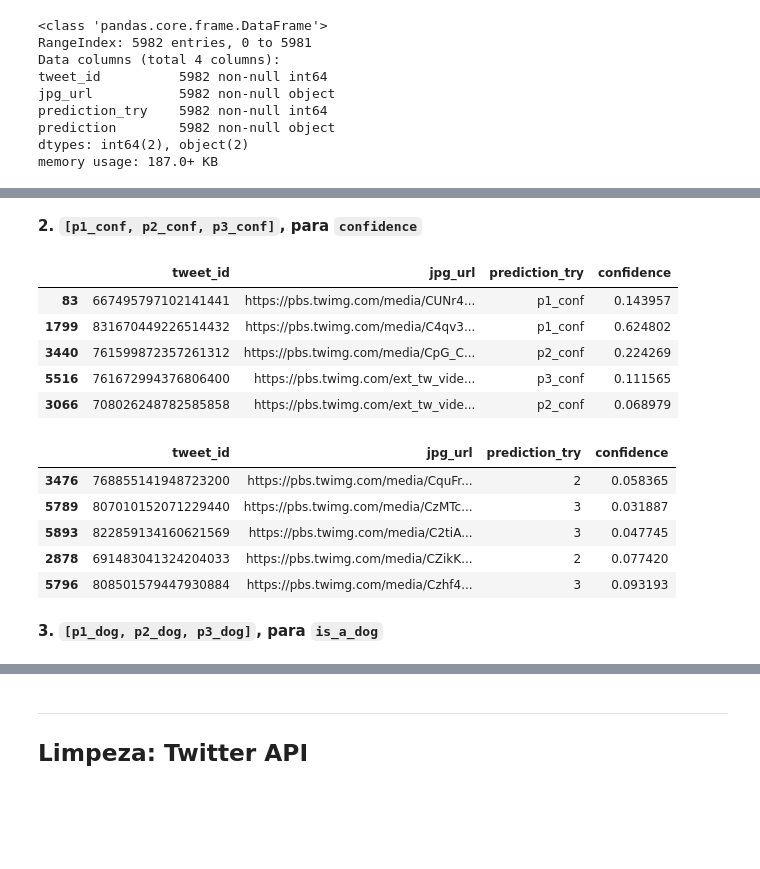
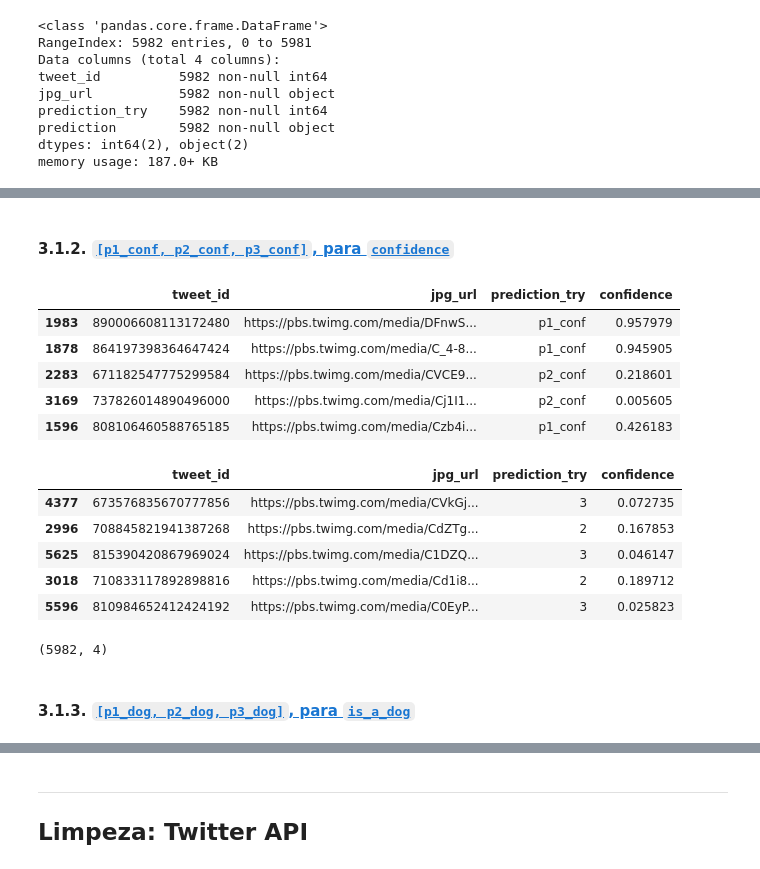
Before and after one commit to vitoralbano/ds-ii-weratedogs, a Jupyter notebook: wrangle_act.ipynb, the cells around one changed output, grey strips where cells are left out. Saved outputs shown, nothing was run; the diff lists cells and outputs as text; code cells hidden in the pictures; blank space fills up the shorter version.

```diff
--- a/wrangle_act.ipynb
+++ b/wrangle_act.ipynb
@@ -1036,20 +1048,22 @@ df_predic_try.sample(5)
 # %% [markdown]
-**2. `[p1_conf, p2_conf, p3_conf]`, para `confidence`**
+<a id="limpeza:image-prediction:conf"></a>
+
+#### 3.1.2. [`[p1_conf, p2_conf, p3_conf]`, para `confidence`](#limpeza:image-prediction:conf)
 # %%
 # Movendo o nível de confiança das predições para uma coluna apenas
-df_predic_conf = pd.melt(df_predic_clean,
+df_predict_conf = pd.melt(df_predict_clean,
                          id_vars=['tweet_id', 'jpg_url'],
                          value_vars=['p1_conf', 'p2_conf', 'p3_conf'],
                          var_name=['prediction_try'],
                          value_name='confidence'
                         )
 # %%
-df_predic_conf.sample(5)
+df_predict_conf.sample(5)
 # %% [output]
 |  | tweet_id | jpg_url | prediction_try | confidence |
-| 83 | 667495797102141441 | https://pbs.twimg.com/media/CUNr4... | p1_conf | 0.143957 |
-| 1799 | 831670449226514432 | https://pbs.twimg.com/media/C4qv3... | p1_conf | 0.624802 |
-| 3440 | 761599872357261312 | https://pbs.twimg.com/media/CpG_C... | p2_conf | 0.224269 |
-| 5516 | 761672994376806400 | https://pbs.twimg.com/ext_tw_vide... | p3_conf | 0.111565 |
-| 3066 | 708026248782585858 | https://pbs.twimg.com/ext_tw_vide... | p2_conf | 0.068979 |
+| 1983 | 890006608113172480 | https://pbs.twimg.com/media/DFnwS... | p1_conf | 0.957979 |
+| 1878 | 864197398364647424 | https://pbs.twimg.com/media/C_4-8... | p1_conf | 0.945905 |
+| 2283 | 671182547775299584 | https://pbs.twimg.com/media/CVCE9... | p2_conf | 0.218601 |
+| 3169 | 737826014890496000 | https://pbs.twimg.com/media/Cj1I1... | p2_conf | 0.005605 |
+| 1596 | 808106460588765185 | https://pbs.twimg.com/media/Czb4i... | p1_conf | 0.426183 |
 # %%
@@ -1058,11 +1072,17 @@ df_predic_conf.prediction_try = df_predic_conf.prediction_try.apply(get_predicti
 # %%
-df_predic_conf.sample(5)
+df_predict_conf.sample(5)
 # %% [output]
 |  | tweet_id | jpg_url | prediction_try | confidence |
-| 3476 | 768855141948723200 | https://pbs.twimg.com/media/CquFr... | 2 | 0.058365 |
-| 5789 | 807010152071229440 | https://pbs.twimg.com/media/CzMTc... | 3 | 0.031887 |
-| 5893 | 822859134160621569 | https://pbs.twimg.com/media/C2tiA... | 3 | 0.047745 |
-| 2878 | 691483041324204033 | https://pbs.twimg.com/media/CZikK... | 2 | 0.077420 |
-| 5796 | 808501579447930884 | https://pbs.twimg.com/media/Czhf4... | 3 | 0.093193 |
+| 4377 | 673576835670777856 | https://pbs.twimg.com/media/CVkGj... | 3 | 0.072735 |
+| 2996 | 708845821941387268 | https://pbs.twimg.com/media/CdZTg... | 2 | 0.167853 |
+| 5625 | 815390420867969024 | https://pbs.twimg.com/media/C1DZQ... | 3 | 0.046147 |
+| 3018 | 710833117892898816 | https://pbs.twimg.com/media/Cd1i8... | 2 | 0.189712 |
+| 5596 | 810984652412424192 | https://pbs.twimg.com/media/C0EyP... | 3 | 0.025823 |
+# %%
+df_predict_conf.shape
+# %% [output]
+(5982, 4)
 # %% [markdown]
-**3. `[p1_dog, p2_dog, p3_dog]`, para `is_a_dog`**
+<a id="limpeza:image-prediction:dog"></a>
+
+#### 3.1.3. [`[p1_dog, p2_dog, p3_dog]`, para `is_a_dog`](#limpeza:image-prediction:dog)
```
Also changed, not shown: parts of 44 cells of this notebook.
